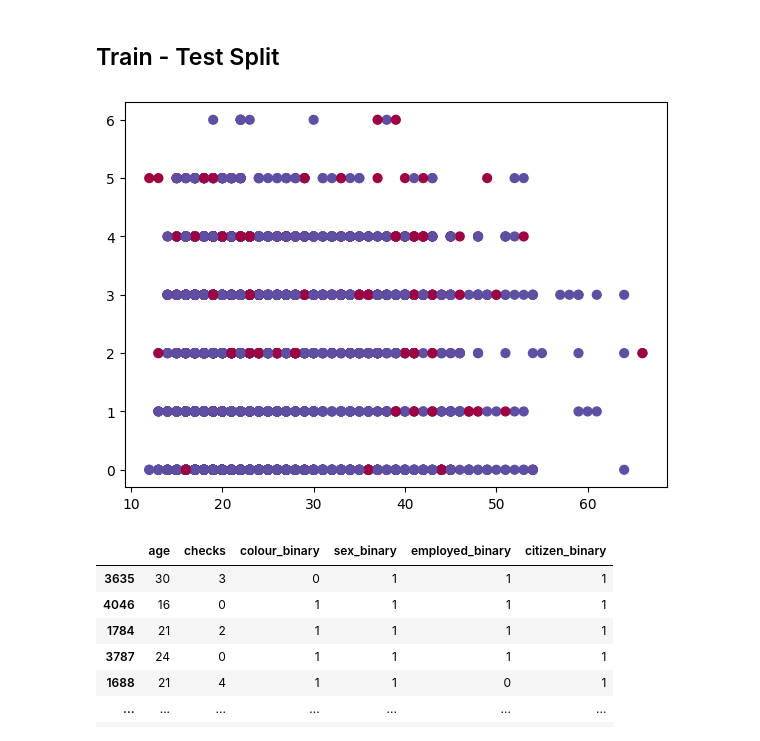
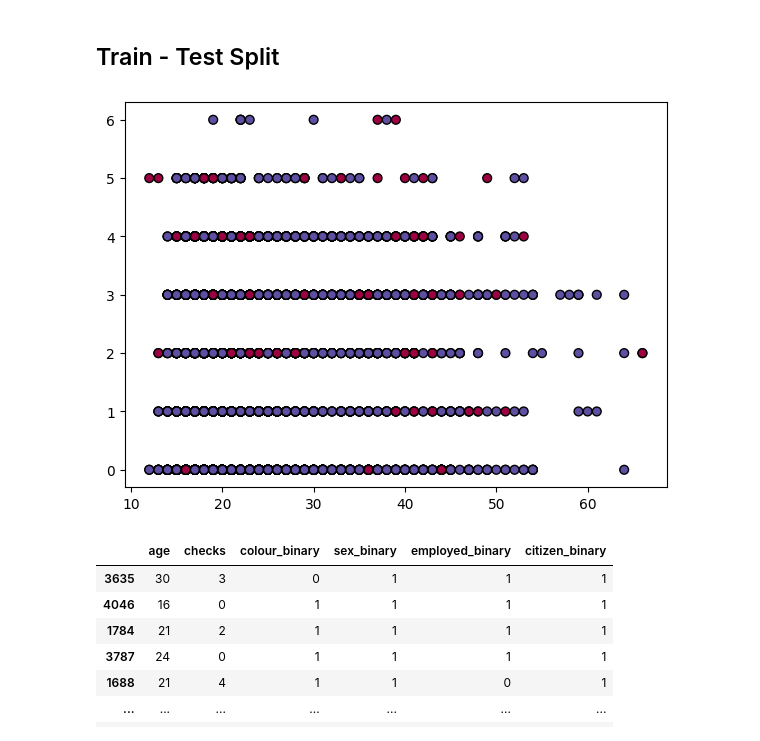
Before and after one commit to mahoangnhatphi/mle501, a Jupyter notebook: MLE501_Assignment.ipynb, the cells around one changed output. Saved outputs shown, nothing was run; the diff lists cells and outputs as text; code cells hidden in the pictures.

```diff
--- a/MLE501_Assignment.ipynb
+++ b/MLE501_Assignment.ipynb
@@ -386,15 +388,15 @@ test_data = pd.concat([x_test, y_test], axis=1)
 test_data.to_csv('test_data.csv', index=False)
 # %%
  # Visualize the data
-plt.scatter(x_train.values[:, 0], x_train.values[:, 1], c=y_train, s=40, cmap=plt.cm.Spectral);
+plt.scatter(x_train.values[:, 0], x_train.values[:, 1], c=y_train, s=40, cmap=plt.cm.Spectral, edgecolors='black');
 train_X = x_train.T
 #train_X = x_train.values[:, 0].reshape(1, -1)
 train_Y = y_train.values.reshape((1, y_train.values.shape[0]))
 test_X = x_test.T
 #test_X = x_test.values[:, 0].reshape(1, -1)
 test_Y = y_test.values.reshape((1, x_test.values.shape[0]))
 # %% [output]
-[figure, old version]
+[figure, new version]
 # %%
 x_train
 # %% [output]
```
Also changed, not shown: parts of 22 cells of this notebook.
